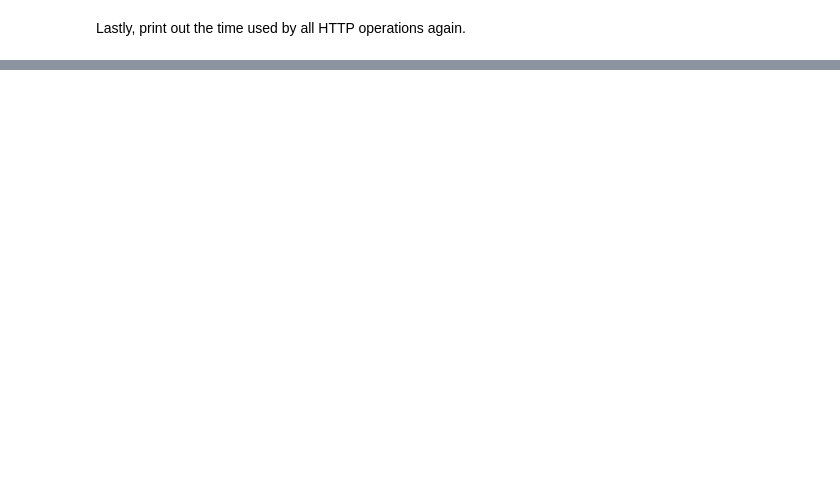
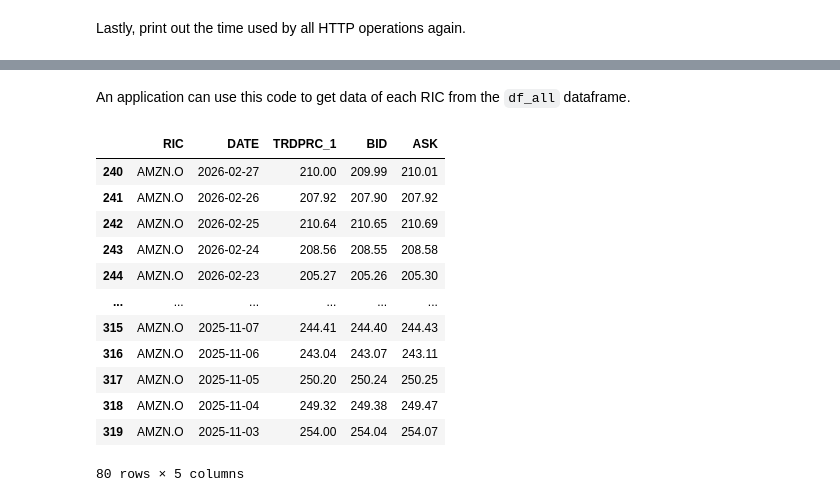
Before and after one commit to LSEG-API-Samples/Example.RDP.Python.Async.HTTPX, a Jupyter notebook: src/async_call_nb.ipynb, the cells around one changed output, grey strips where cells are left out. Saved outputs shown, nothing was run; the diff lists cells and outputs as text; code cells hidden in the pictures; blank space fills up the shorter version.

```diff
--- a/src/async_call_nb.ipynb
+++ b/src/async_call_nb.ipynb
@@ -295,0 +365,6 @@ async_call_nb.ipynb executed for (30 RICs) in 0.63 seconds.
+# %%
+result_data_dict = {
+    ric: payload
+    for ric, payload in result_data_dict.items()
+    if isinstance(payload, list) and payload and "headers" in payload[0]
+}
@@ -295,0 +373,10 @@ async_call_nb.ipynb executed for (30 RICs) in 0.63 seconds.
+# %%
+frames = []
+for ric, payload in result_data_dict.items():
+    columns = [header["name"] for header in payload[0]["headers"]]
+    ric_df = pd.DataFrame(payload[0]["data"], columns=columns)
+    ric_df.insert(0, "RIC", ric)
+    frames.append(ric_df)
+
+df_all = pd.concat(frames, ignore_index=True)
+df_all
@@ -295,0 +397,18 @@ async_call_nb.ipynb executed for (30 RICs) in 0.63 seconds.
+# %% [markdown]
+An application can use this code to get data of each RIC from the `df_all` dataframe.
+# %%
+df_all[df_all["RIC"] == "AMZN.O"]
+# %% [output]
+|  | RIC | DATE | TRDPRC_1 | BID | ASK |
+| 240 | AMZN.O | 2026-02-27 | 210.00 | 209.99 | 210.01 |
+| 241 | AMZN.O | 2026-02-26 | 207.92 | 207.90 | 207.92 |
+| 242 | AMZN.O | 2026-02-25 | 210.64 | 210.65 | 210.69 |
+| 243 | AMZN.O | 2026-02-24 | 208.56 | 208.55 | 208.58 |
+| 244 | AMZN.O | 2026-02-23 | 205.27 | 205.26 | 205.30 |
+| ... | ... | ... | ... | ... | ... |
+| 315 | AMZN.O | 2025-11-07 | 244.41 | 244.40 | 244.43 |
+| 316 | AMZN.O | 2025-11-06 | 243.04 | 243.07 | 243.11 |
+| 317 | AMZN.O | 2025-11-05 | 250.20 | 250.24 | 250.25 |
+| 318 | AMZN.O | 2025-11-04 | 249.32 | 249.38 | 249.47 |
+| 319 | AMZN.O | 2025-11-03 | 254.00 | 254.04 | 254.07 |
+80 rows × 5 columns
```
Also changed, not shown: parts of 12 cells of this notebook, 4 other files.
